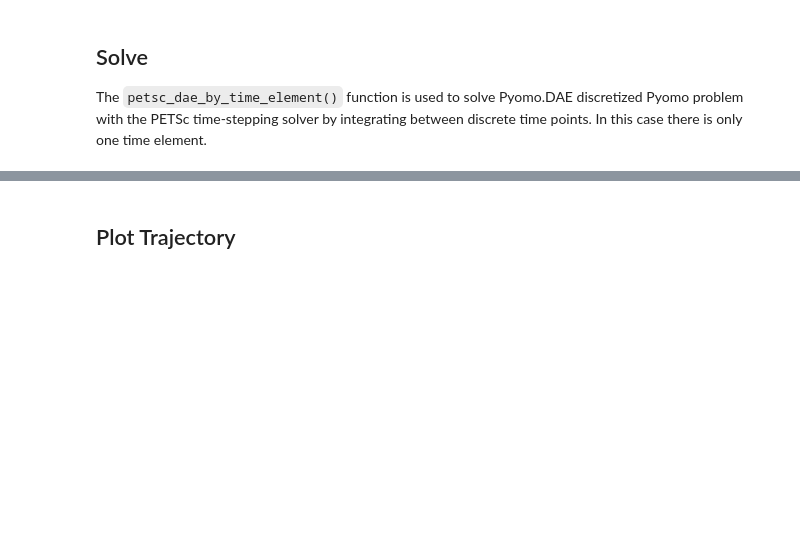
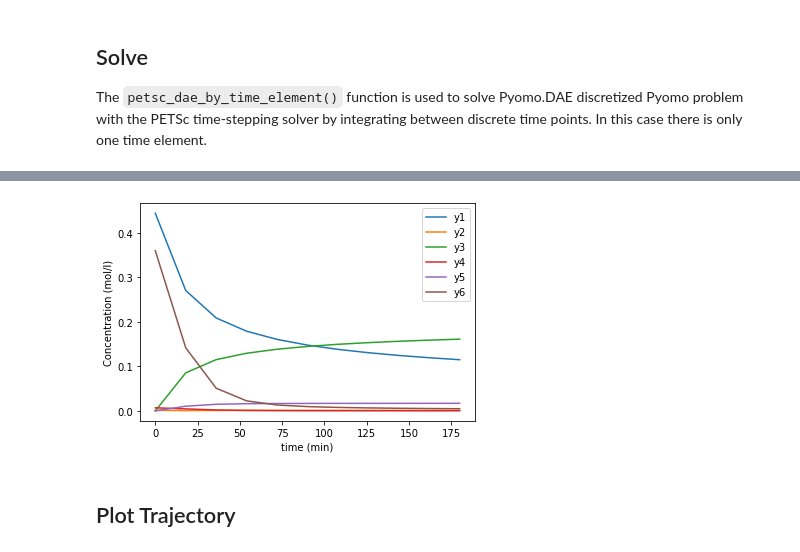
Before and after one commit to NightStack15/examples-pse, a Jupyter notebook: src/Examples/DAE/petsc_chem_example.ipynb, the cells around one changed output, grey strips where cells are left out. Drawn from its saved outputs; the diff is of its cells as text; code cells hidden in the pictures; blank space fills up the shorter version.

```diff
--- a/src/Examples/DAE/petsc_chem_example.ipynb
+++ b/src/Examples/DAE/petsc_chem_example.ipynb
@@ -28,7 +28,7 @@ The model in this example is used for basic solver testing, so it is provided as
 #??dae
 # %%
 # Get the model and known solution for y variables at t=180 minutes.
-m, y1, y2, y3, y4, y5, y6 = dae()
+m, y1, y2, y3, y4, y5, y6 = dae(nfe=10)
 # %% [markdown]
 The variables y1 to y6 represent concentrations of chemical species.  The values returned by the function above are the correct solution at t = 180.  These values can be used to verify the solver results.  The Pyomo model is ``m``.  We are mainly interested in the y variables.  The variables y1 to y5 are differential variables and y6 is an algebraic variable.  Initial conditions are required for y1 through y5, and the initial values of the other variables can be calculated from there.  The variables y1 through y5 at t = 0 are: ``m.y[0, 1]`` to ``m.y[0, 5]`` and y6 is ``m.y6[0]``.  The variables at the final state are ``m.y[180, 1]`` to ``m.y[180, 5]`` and ``m.y6[180]``.  The variable y6 is indexed differently because we want to treat it differently than the differential variables.
 # %%
@@ -118,3 +108,15 @@ tj = petsc.PetscTrajectory(json="chem_tj_1.json.gz")
+# %%
+a = plt.plot(m.t, [pyo.value(m.y[t, 1]) for t in m.t], label="y1")
+a = plt.plot(m.t, [pyo.value(m.y[t, 2]) for t in m.t], label="y2")
+a = plt.plot(m.t, [pyo.value(m.y[t, 3]) for t in m.t], label="y3")
+a = plt.plot(m.t, [pyo.value(m.y[t, 4]) for t in m.t], label="y4")
+a = plt.plot(m.t, [pyo.value(m.y[t, 5]) for t in m.t], label="y5")
+a = plt.plot(m.t, [pyo.value(m.y6[t]) for t in m.t], label="y6")
+a = plt.legend()
+a = plt.ylabel("Concentration (mol/l)")
+a = plt.xlabel("time (min)")
+# %% [output]
+[figure, added]
 # %% [markdown]
 ## Plot Trajectory
 # %%
```
Also changed, not shown: parts of 11 cells of this notebook, 1 other file.
